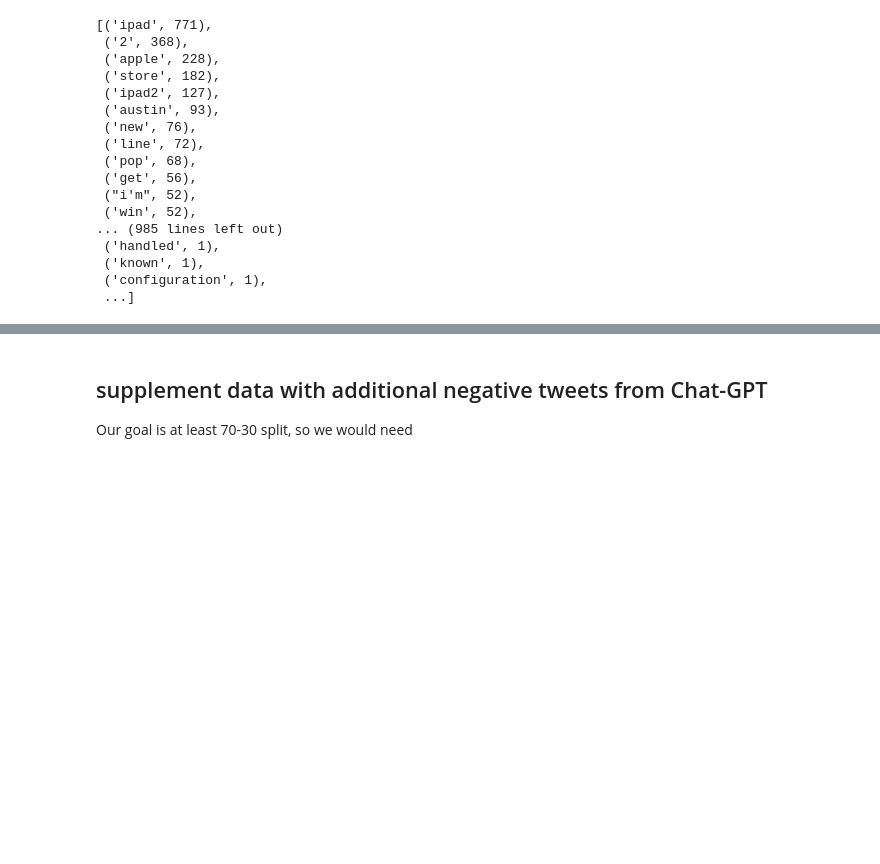
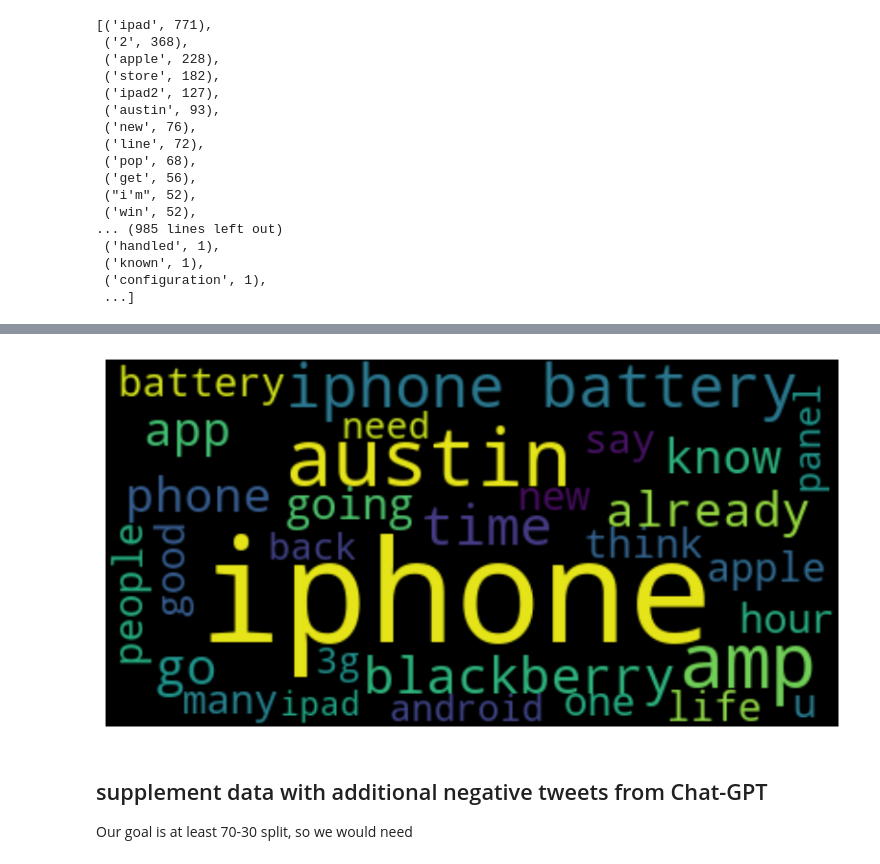
Before and after one commit to xuqc01/twitter_sentiment_analysis, a Jupyter notebook: P4ProjectNotebook.ipynb, the cells around one changed output, grey strips where cells are left out. Saved outputs shown, nothing was run; the diff lists cells and outputs as text; code cells hidden in the pictures; blank space fills up the shorter version.

```diff
--- a/P4ProjectNotebook.ipynb
+++ b/P4ProjectNotebook.ipynb
@@ -301,3 +370,15 @@ ipad_pos_freq_dist.most_common()
+# %%
+#look at negative iPhone tweets
+iphone_neg_string = " ".join(iphone_neg_tokens)
+iphone_neg_wc = WordCloud(max_words=30)
+iphone_neg_wc.generate_from_text(iphone_neg_string)
+
+plt.figure(figsize=(10, 5))
+plt.imshow(iphone_neg_wc, interpolation='bilinear')
+plt.axis('off')
+plt.show()
+# %% [output]
+[figure, added]
 # %% [markdown]
 ## supplement data with additional negative tweets from Chat-GPT
 Our goal is at least 70-30 split, so we would need
```
Also changed, not shown: parts of 33 cells of this notebook.
